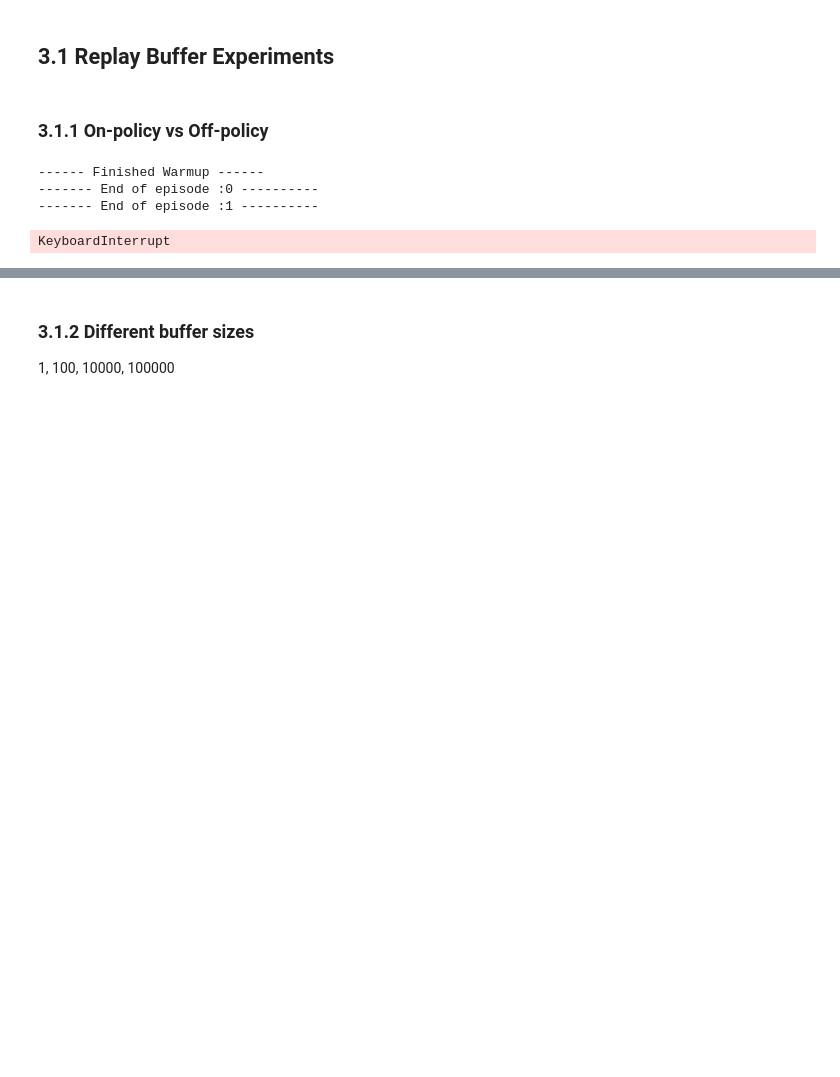
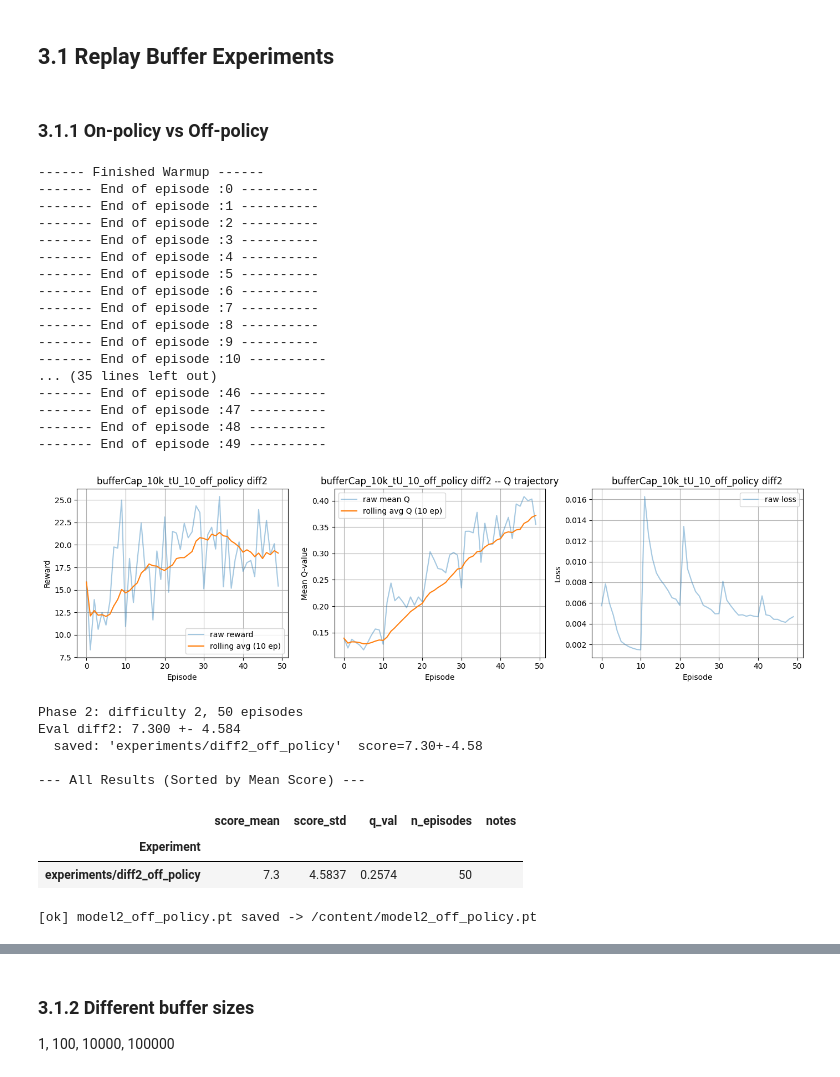
Before and after one commit to rarosilva/DL_Proj2, a Jupyter notebook: tasks/task2.ipynb, the cells around one changed output, grey strips where cells are left out. Drawn from its saved outputs; the diff is of its cells as text; code cells hidden in the pictures; blank space fills up the shorter version.

Commit message:
added loss graph

```diff
--- a/tasks/task2.ipynb
+++ b/tasks/task2.ipynb
@@ -58,6 +58,7 @@ FAST_RUN           = False   # True: tiny ep counts (<10 min CPU, sanity check o
 LOAD_SAVED_RESULTS = True  # True: load results_log.json instead of re-running
 
 # -- episode budgets ---------------------------------------------------
+N_EPISODES_EXP = 10  if FAST_RUN else 50    # for experiments
 N_EPISODES     = 5   if FAST_RUN else 100   # default quick ablations
 N_EPISODES_MD  = 10  if FAST_RUN else 200   # medium ablations (Sections 3.3-3.7)
 N_EPISODES_LG  = 15  if FAST_RUN else 300   # larger runs (Section 3.8, 6.1 diff1)
@@ -631,7 +632,7 @@ def train(env, net, optimizer, n_episodes=N_EPISODES, gamma=GAMMA, n_frames=FRAM
         if(TAU==None):
           # hard update
           if(target_update>=n_episodes):
-            target_update=50
+            target_update=10
           if ep % target_update == 0:
             target_net.load_state_dict(net.state_dict())
         else:
@@ -652,7 +653,7 @@ def train(env, net, optimizer, n_episodes=N_EPISODES, gamma=GAMMA, n_frames=FRAM
     # dual plot: reward + Q-value trajectory
     avg_rewards = [np.mean(reward_history[max(0, i - 10):i + 1]) for i in range(len(reward_history))]
     avg_q       = [np.mean(q_history[max(0, i - 10):i + 1])      for i in range(len(q_history))]
-    fig, axes = plt.subplots(1, 2, figsize=(14, 4))
+    fig, axes = plt.subplots(1, 3, figsize=(14, 4))
     axes[0].plot(reward_history, alpha=0.4, label="raw reward")
     axes[0].plot(avg_rewards, label="rolling avg (10 ep)")
     axes[0].set_xlabel("Episode");  axes[0].set_ylabel("Reward")
@@ -661,6 +662,9 @@ def train(env, net, optimizer, n_episodes=N_EPISODES, gamma=GAMMA, n_frames=FRAM
     axes[1].plot(avg_q, label="rolling avg Q (10 ep)")
     axes[1].set_xlabel("Episode");  axes[1].set_ylabel("Mean Q-value")
     axes[1].set_title((name or "Training") + " -- Q trajectory");  axes[1].legend();  axes[1].grid(True)
+    axes[2].plot(loss_history, alpha=0.4, label="raw loss")
+    axes[2].set_xlabel("Episode");  axes[2].set_ylabel("Loss")
+    axes[2].set_title(name or "Training"); axes[2].legend(); axes[2].grid(True)
     plt.tight_layout();  display(plt.gcf());  plt.close()
 
     if save_name is not None:
@@ -721,8 +725,8 @@ Best config for Sections 5 and 6:
 # %%
 import time, os, torch
 
-def getResults(train, net, diff="0", experiment_tag=""):
-  print(f'Phase {diff}: difficulty {diff}, {N_EPISODES} episodes')
+def getResults(train, net, diff="0", experiment_tag="", n_eps = N_EPISODES):
+  print(f'Phase {diff}: difficulty {diff}, {n_eps} episodes')
   net, rew0, los0, q0 = train
   start = time.time()
   mean0, std0, q0_f, _, _ = evaluate(
@@ -734,7 +738,7 @@ def getResults(train, net, diff="0", experiment_tag=""):
 
   _save_path = os.path.join(os.getcwd(), f'model{diff}_{experiment_tag}.pt')
   save_result(f'experiments/diff{diff}_{experiment_tag}', mean0, std0, q_val=q0_f,
-              n_episodes=N_EPISODES,
+              n_episodes=n_eps,
   notes="")
   print(f'[ok] model{diff}_{experiment_tag}.pt saved -> {_save_path}')
 # %%
@@ -751,23 +755,46 @@ optimizer = optim.RMSprop(q.parameters(), lr=LR, alpha=0.99, eps=1e-8)
 # %%
 #off-policy
 train_used = train(
       envs[f'difficulty_2'], q, optimizer,
-      n_episodes=N_EPISODES,
+      n_episodes=N_EPISODES_EXP,
       n_frames=BEST_N_FRAMES,
       heuristic=BEST_HEURISTIC,
       warmup_pct=BEST_WARMUP,
       use_huber=True,
       gamma=BEST_GAMMA,
-      name=f'bufferCap_10k_tU_100_off_policy diff2',
+      name=f'bufferCap_10k_tU_10_off_policy diff2',
       preprocess_fn=BEST_PREPROCESS,
       )
 
-getResults(train_used, q, "2", "off_policy")
+getResults(train_used, q, "2", "off_policy", n_eps=N_EPISODES_EXP)
 # %% [output]
 ------ Finished Warmup ------
 ------- End of episode :0 ----------
 ------- End of episode :1 ----------
+------- End of episode :2 ----------
+------- End of episode :3 ----------
+------- End of episode :4 ----------
+------- End of episode :5 ----------
+------- End of episode :6 ----------
+------- End of episode :7 ----------
+------- End of episode :8 ----------
+------- End of episode :9 ----------
+------- End of episode :10 ----------
+... (35 lines left out)
+------- End of episode :46 ----------
+------- End of episode :47 ----------
+------- End of episode :48 ----------
+------- End of episode :49 ----------
+[figure, added]
-KeyboardInterrupt
+Phase 2: difficulty 2, 50 episodes
+Eval diff2: 7.300 +- 4.584
+  saved: 'experiments/diff2_off_policy'  score=7.30+-4.58
+
+--- All Results (Sorted by Mean Score) ---
+|  | score_mean | score_std | q_val | n_episodes | notes |
+| Experiment |  |  |  |  |  |
+| experiments/diff2_off_policy | 7.3 | 4.5837 | 0.2574 | 50 |  |
+[ok] model2_off_policy.pt saved -> /content/model2_off_policy.pt
 # %%
 q = BEST_ARCH_CLASS(n_frames=BEST_N_FRAMES).to(device)
 q_target = BEST_ARCH_CLASS(n_frames=BEST_N_FRAMES).to(device)
```
Also changed, not shown: parts of 14 cells of this notebook.
